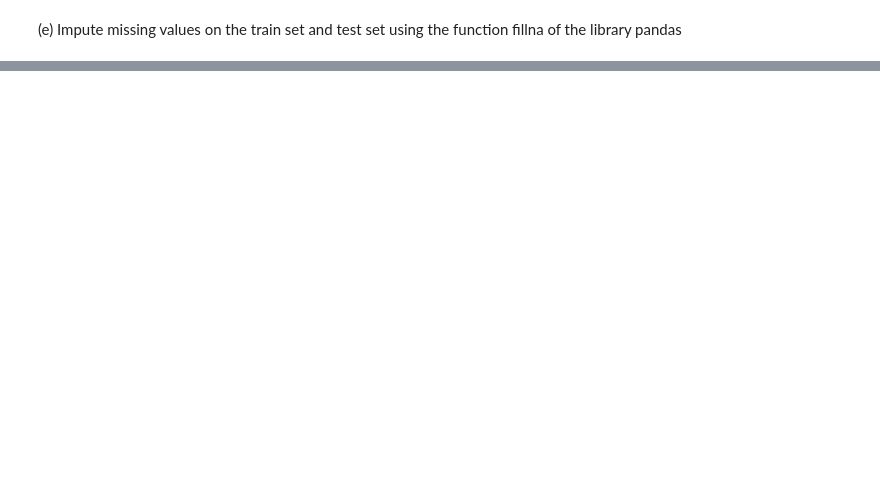
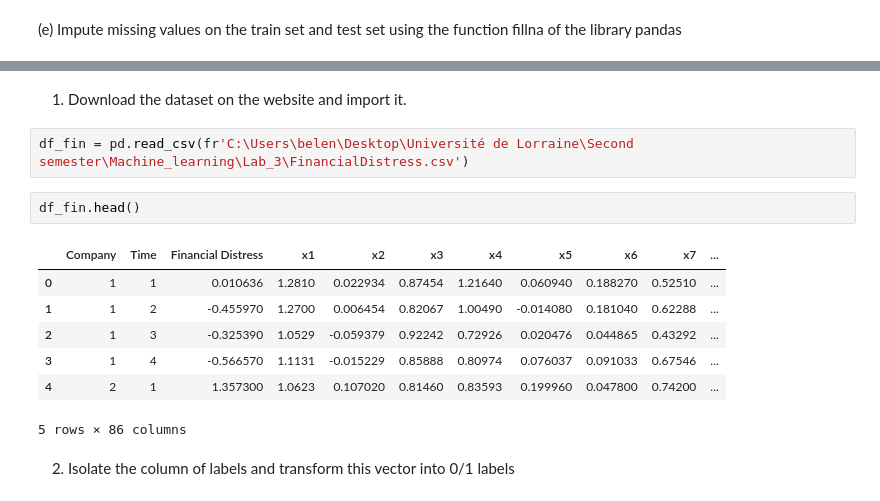
Before and after one commit to Belen96x/Machine_Learning, a Jupyter notebook: Lab_3/Lab_3.ipynb, the cells around one changed output, grey strips where cells are left out. Cells and saved outputs as stored; diff of their text form; blank space fills up the shorter version.

```diff
--- a/Lab_3/Lab_3.ipynb
+++ b/Lab_3/Lab_3.ipynb
@@ -80,0 +279,16 @@ Missing values in df_train: 0
+# %% [markdown]
+1. Download the dataset on the website and import it.
+# %%
+df_fin = pd.read_csv(fr'C:\Users\belen\Desktop\Université de Lorraine\Second semester\Machine_learning\Lab_3\FinancialDistress.csv')
+# %%
+df_fin.head()
+# %% [output]
+|  | Company | Time | Financial Distress | x1 | x2 | x3 | x4 | x5 | x6 | x7 | ... |
+| 0 | 1 | 1 | 0.010636 | 1.2810 | 0.022934 | 0.87454 | 1.21640 | 0.060940 | 0.188270 | 0.52510 | ... |
+| 1 | 1 | 2 | -0.455970 | 1.2700 | 0.006454 | 0.82067 | 1.00490 | -0.014080 | 0.181040 | 0.62288 | ... |
+| 2 | 1 | 3 | -0.325390 | 1.0529 | -0.059379 | 0.92242 | 0.72926 | 0.020476 | 0.044865 | 0.43292 | ... |
+| 3 | 1 | 4 | -0.566570 | 1.1131 | -0.015229 | 0.85888 | 0.80974 | 0.076037 | 0.091033 | 0.67546 | ... |
+| 4 | 2 | 1 | 1.357300 | 1.0623 | 0.107020 | 0.81460 | 0.83593 | 0.199960 | 0.047800 | 0.74200 | ... |
+5 rows × 86 columns
+# %% [markdown]
+2. Isolate the column of labels and transform this vector into 0/1 labels
```
Also changed, not shown: parts of 34 cells of this notebook, 1 other file.
